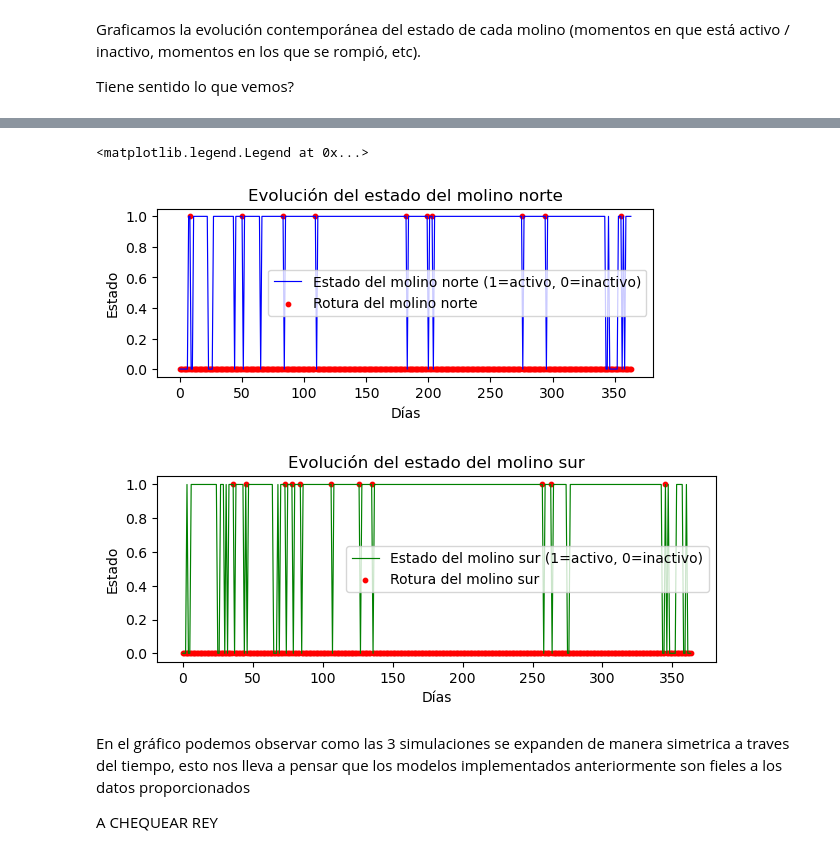
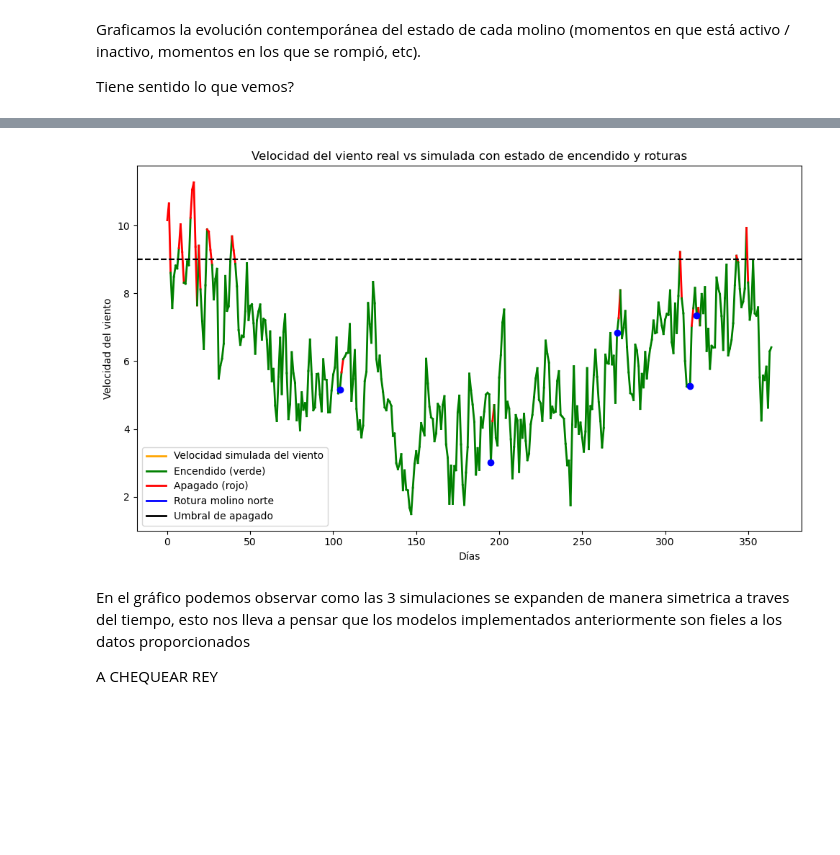
Before and after one commit to MarianoSanson/tp-viento, a Jupyter notebook: comments.ipynb, the cells around one changed output, grey strips where cells are left out. Saved outputs shown, nothing was run; the diff lists cells and outputs as text; code cells hidden in the pictures; blank space fills up the shorter version.

Commit message:
grafico colores

```diff
--- a/comments.ipynb
+++ b/comments.ipynb
@@ -467,35 +448,45 @@ plt.show()
-# %%
-# Extraer la información de los resultados de la simulación
-info_molino_norte, info_molino_sur = simulacion_ambos_molinos
-VAN_molino_norte, estados_molino_norte, roturas_molino_norte = info_molino_norte
-VAN_molino_sur, estados_molino_sur, roturas_molino_sur = info_molino_sur
-
-# Graficar el estado del molino norte
-plt.subplot(2, 1, 1)
-plt.plot(estados_molino_norte, color='blue', label='Estado del molino norte (1=activo, 0=inactivo)', linewidth=0.85)
-plt.scatter(range(len(roturas_molino_norte)), roturas_molino_norte, color='red', label='Rotura del molino norte', s=10)
-plt.xlabel('Días')
-plt.ylabel('Estado')
-plt.title('Evolución del estado del molino norte')
-plt.legend()
-# %% [output]
-<matplotlib.legend.Legend at 0x...>
-[figure, removed]
-# %%
-# Graficar el estado del molino sur
-plt.subplot(2, 1, 2)
-plt.plot(estados_molino_sur, color='green', label='Estado del molino sur (1=activo, 0=inactivo)', linewidth=0.85)
-plt.scatter(range(len(roturas_molino_sur)), roturas_molino_sur, color='red', label='Rotura del molino sur', s=10)
-plt.xlabel('Días')
-plt.ylabel('Estado')
-plt.title('Evolución del estado del molino sur')
-plt.legend()
-
-# Mostrar el gráfico
-plt.tight_layout()
-plt.show()
-# %% [output]
-[figure, removed]
+# %%
+# Extraer la información de los resultados de la simulación
+simular_encendido_norte = simulacion_ambos_molinos[0][1]
+simular_rotura_norte = simulacion_ambos_molinos[0][2]
+
+# Datos ya calculados: simulacion_norte (velocidad del viento), simular_encendido_norte (estado de encendido) y simular_rotura_norte (roturas)
+dias = np.arange(len(simulacion_norte))
+
+# Graficar la velocidad del viento
+plt.figure(figsize=(10, 6))
+plt.plot(dias, simulacion_norte, color='orange', label='Velocidad simulada del viento', linewidth=0.85)
+
+# Graficar línea verde o roja según el valor de simular_encendido_norte
+for i in range(len(simulacion_norte) - 1):
+    if simular_encendido_norte[i] == 1:  # Encendido (True)
+        plt.plot([dias[i], dias[i+1]], [simulacion_norte[i], simulacion_norte[i+1]], color='green', linewidth=2)
+    else:  # Apagado (False)
+        plt.plot([dias[i], dias[i+1]], [simulacion_norte[i], simulacion_norte[i+1]], color='red', linewidth=2)
+
+# Graficar roturas con puntos en la posición donde ocurre una rotura (simular_rotura_norte == 1)
+rotura_indices = np.where(np.array(simular_rotura_norte) == 1)[0]
+plt.scatter(rotura_indices, np.array(simulacion_norte)[rotura_indices], color='blue', label='Rotura molino norte', zorder=5)
+
+# Graficar línea horizontal en y = 9
+plt.axhline(y=9, color='black', linestyle='--', label='Umbral de apagado')
+
+# Añadir etiquetas y título
+plt.xlabel('Días')
+plt.ylabel('Velocidad del viento')
+plt.title('Velocidad del viento real vs simulada con estado de encendido y roturas')
+
+# Añadir leyenda con colores personalizados
+legend_labels = ['Velocidad simulada del viento', 'Encendido (verde)', 'Apagado (rojo)', 'Rotura molino norte', 'Umbral de apagado']
+legend_colors = ['orange', 'green', 'red', 'blue', 'black']
+handles = [plt.Line2D([0], [0], color=color, lw=2) for color in legend_colors]
+plt.legend(handles, legend_labels)
+
+# Mostrar el gráfico
+plt.tight_layout()
+plt.show()
+# %% [output]
+[figure, added]
 # %% [markdown]
 En el gráfico podemos observar como las 3 simulaciones se expanden de manera simetrica a traves del tiempo, esto nos lleva a pensar que los modelos implementados anteriormente son fieles a los datos proporcionados
 
```
Also changed, not shown: parts of 6 cells of this notebook, 1 other file.
